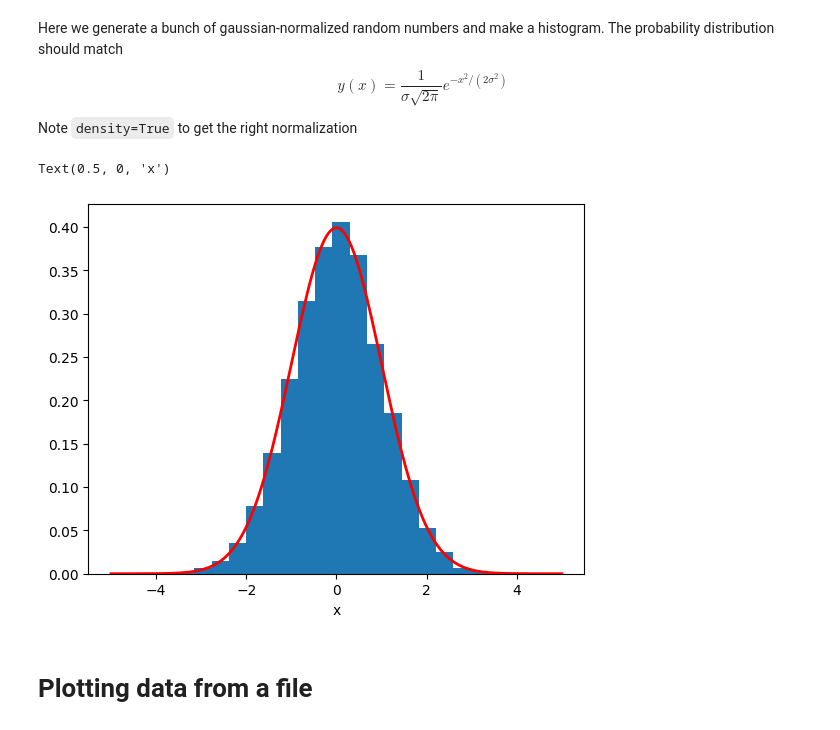
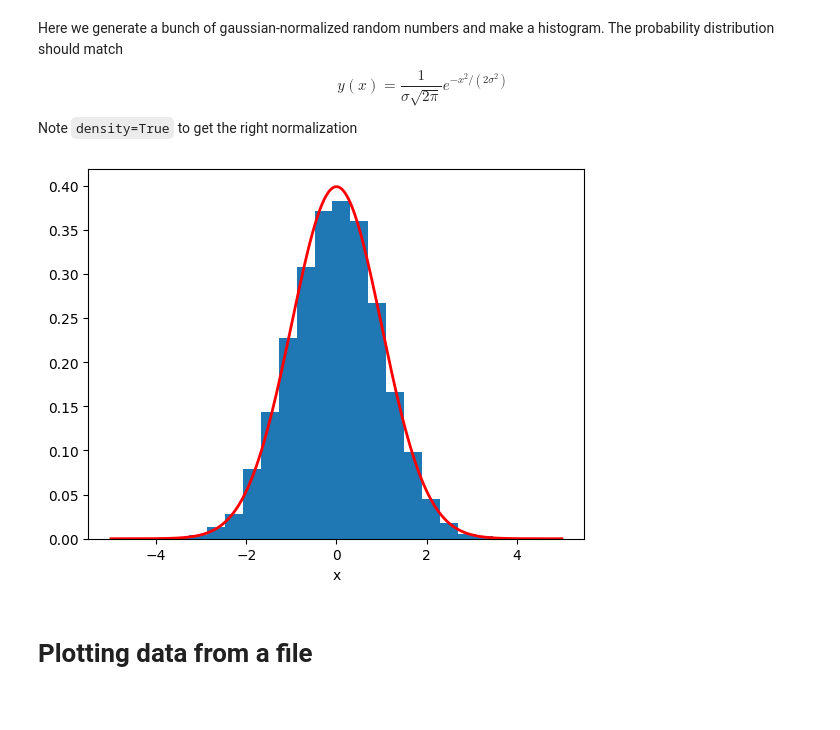
Before and after one commit to dgerosa/scientificcomputing_bicocca_2025, a Jupyter notebook: lectures/L03_matplotlib.ipynb, the cells around one changed output. Drawn from its saved outputs; the diff is of its cells as text; code cells hidden in the pictures.

```diff
--- a/lectures/L03_matplotlib.ipynb
+++ b/lectures/L03_matplotlib.ipynb
@@ -418,19 +410,19 @@ Note `density=True` to get the right normalization
 # %%
 N = 10000
 r = np.random.randn(N)
 
 fig = plt.figure()
 ax = fig.add_subplot(111)
 ax.hist(r, density=True, bins=20)
 
 x = np.linspace(-5,5,200)
 sigma = 1.0
 ax.plot(x, np.exp(-x**2/(2*sigma**2))/(sigma*np.sqrt(2.0*np.pi)),
          c="r", lw=2)
 ax.set_xlabel("x")
+fig
 # %% [output]
-Text(0.5, 0, 'x')
-[figure, old version]
+[figure, new version]
 # %% [markdown]
 # Plotting data from a file
 # %% [markdown]
```
Also changed, not shown: parts of 13 cells of this notebook.
